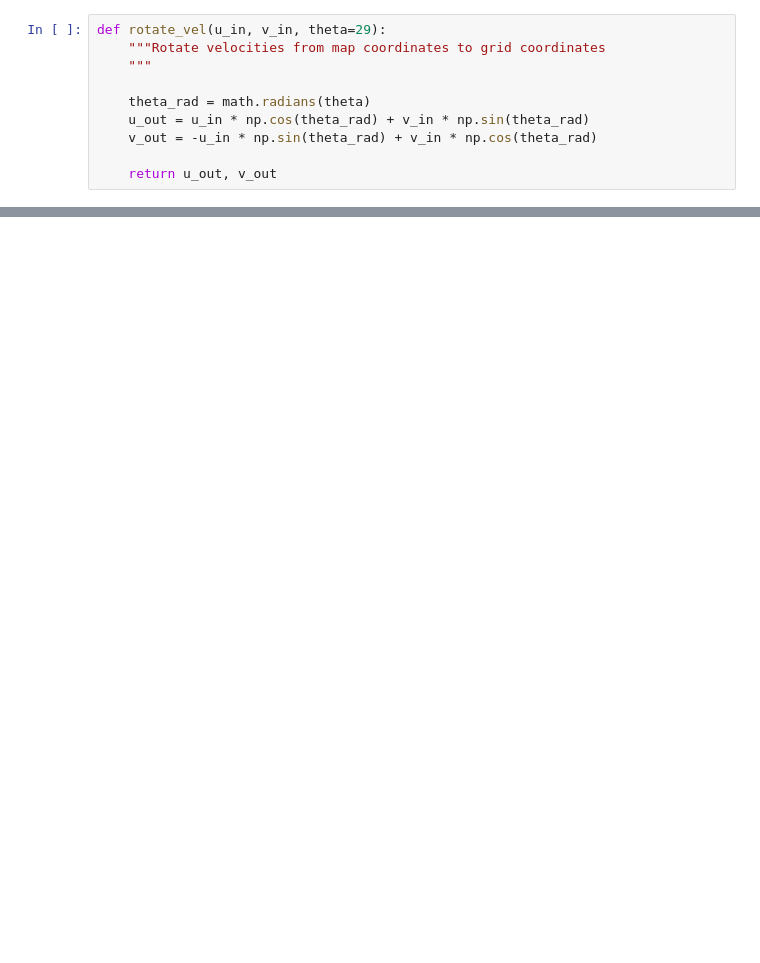
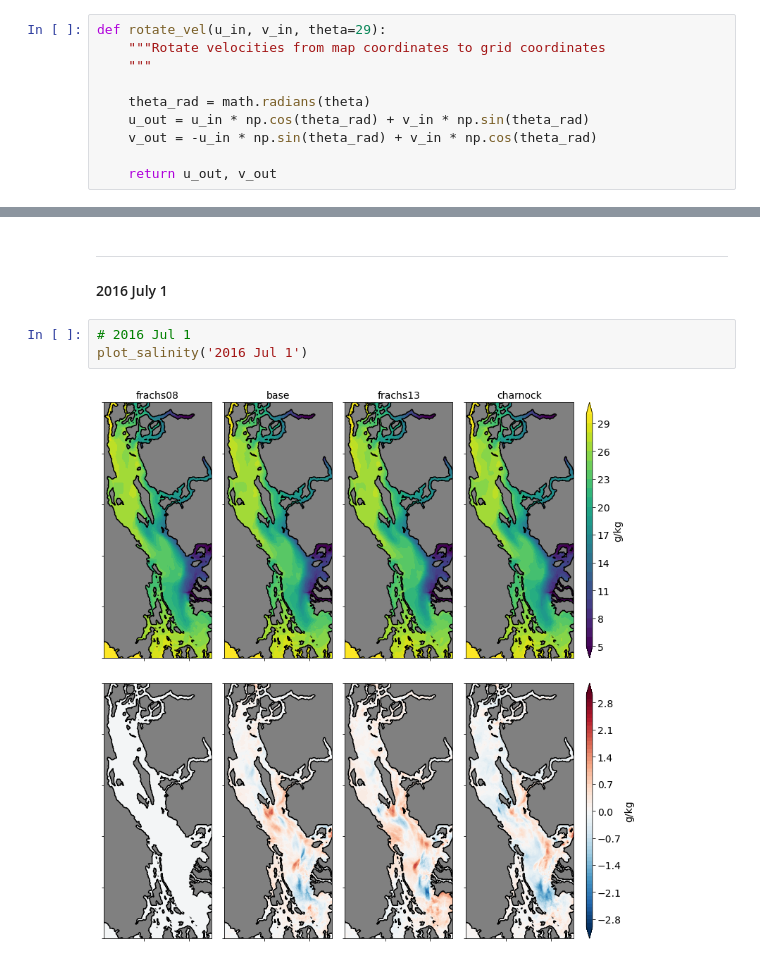
Before and after one commit to SalishSeaCast/analysis-ben, a Jupyter notebook: notebooks/graham/evaluation.ipynb, the cells around one changed output, grey strips where cells are left out. Saved outputs shown, nothing was run; the diff lists cells and outputs as text; blank space fills up the shorter version.

```diff
--- a/notebooks/graham/evaluation.ipynb
+++ b/notebooks/graham/evaluation.ipynb
@@ -104,0 +202,9 @@ fig.savefig('/scratch/bmoorema/Drifters/figures/earlyruns.pdf', dpi=300, bbox_in
+# %% [markdown]
+***
+
+#### 2016 July 1
+# %%
+# 2016 Jul 1
+plot_salinity('2016 Jul 1')
+# %% [output]
+[figure, added]
```
Also changed, not shown: parts of 19 cells of this notebook, 1 other file.
